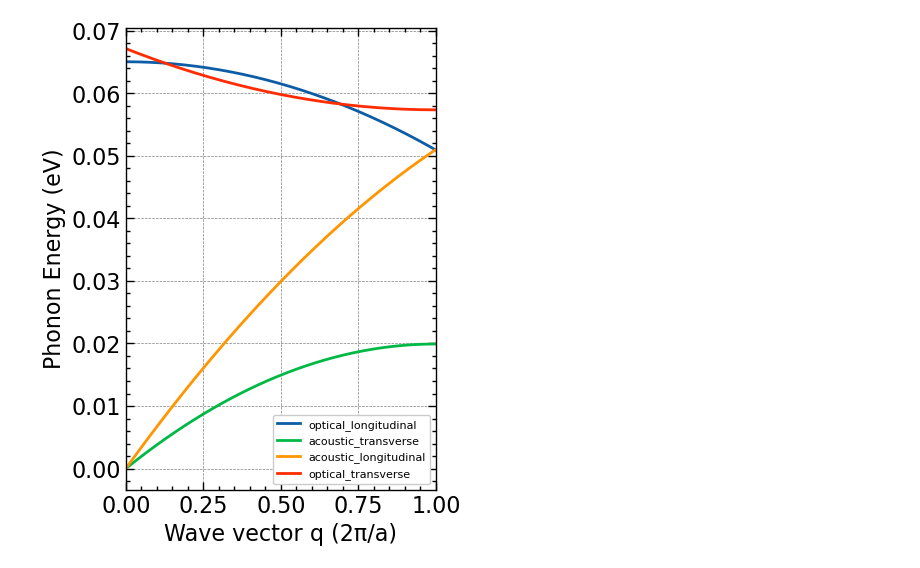
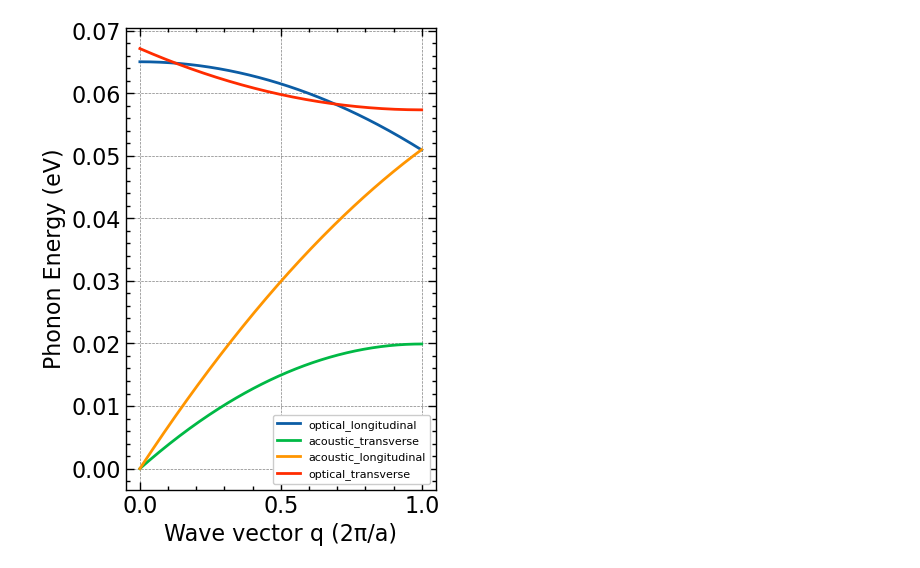
Before and after one commit to RemiHelleboid/UltimateEPM, a Jupyter notebook: python/test.ipynb, the cells around one changed output. Drawn from its saved outputs; the diff is of its cells as text; code cells hidden in the pictures.

```diff
--- a/python/test.ipynb
+++ b/python/test.ipynb
@@ -8,8 +8,9 @@ import scienceplots
 plt.style.use(['science', 'notebook', 'grid'])
 # %%
 folder = "../build/"
-all_files = glob.glob(os.path.join(folder, "particle*.csv"))
-# sort files by modification time
-all_files.sort(key=os.path.getmtime, reverse=True)
-print(f"Number of files found: {len(all_files)}")
+all_folders = glob.glob(os.path.join(folder, "fbmc_*/"))
+all_folders.sort(key=os.path.getmtime, reverse=True)
+print("Recent simulation folders:")
+for f in all_folders[:5]:
+    print(f)
 # %% [output]
@@ -166,17 +165,17 @@ plt.show()
 # %%
 files = glob.glob(os.path.join(folder, "*_dispersion.csv"))
 fig, ax = plt.subplots(1, figsize=(4, 6))
 for f in files:
     q, omega, energy = np.loadtxt(f, delimiter=',', unpack=True, skiprows=1)
 
     a = 5.43e-10  # m
     fact = 2 * np.pi / a
     q_scaled = q / fact
     ax.plot(q_scaled, energy, label=os.path.basename(f).replace("_dispersion.csv",""))
-ax.set_xlim(0, 1)
+# ax.set_xlim(0, 1)
 ax.set_xlabel("Wave vector q (2π/a)")
 ax.set_ylabel("Phonon Energy (eV)")
 ax.legend(fontsize=8)
 plt.show()
 # %% [output]
-[figure, old version]
+[figure, new version]
```
Also changed, not shown: parts of 4 cells of this notebook, 5 other files.
